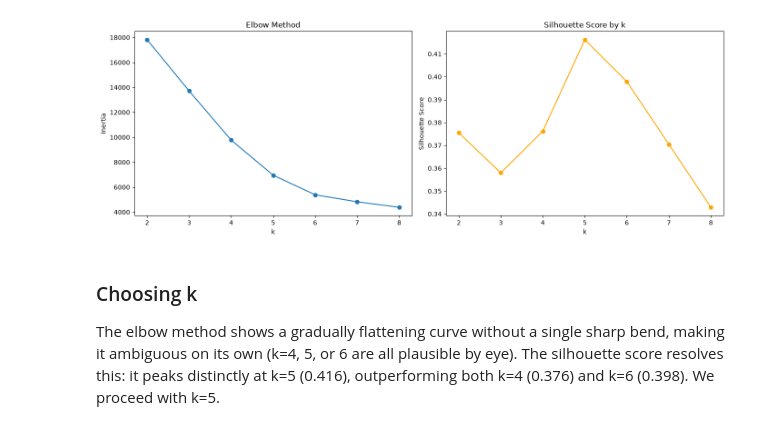
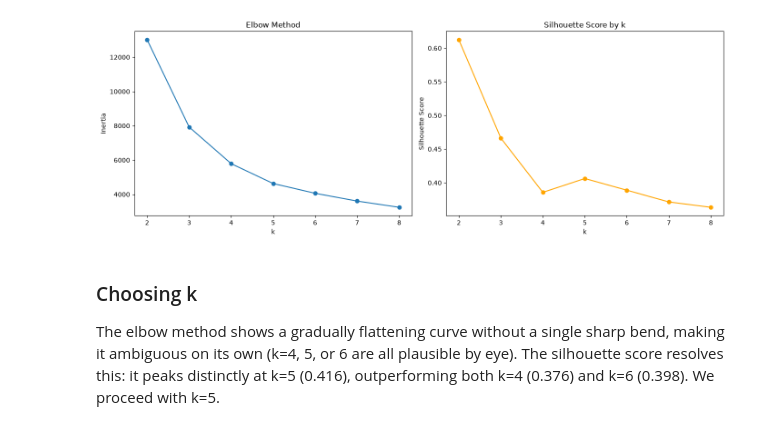
Before and after one commit to namratacodes/netflix-churn-analytics, a Jupyter notebook: notebooks/02_viewer_segmentation.ipynb, the cells around one changed output. Cells and saved outputs as stored; diff of their text form; code cells hidden in the pictures.

```diff
--- a/notebooks/02_viewer_segmentation.ipynb
+++ b/notebooks/02_viewer_segmentation.ipynb
@@ -10,37 +10,37 @@ from sklearn.metrics import silhouette_score
 
 df = pd.read_csv("../data/processed/synthetic_viewing_behavior.csv")
 
-features = ['avg_sessions_per_week', 'avg_completion_rate', 'days_since_last_watch', 'genre_diversity', 'tenure_days']
+features = ['obs_avg_sessions_per_week', 'avg_completion_rate', 'obs_days_since_last_watch', 'genre_diversity', 'tenure_days']
 X = df[features]
 
 scaler = StandardScaler()
 X_scaled = scaler.fit_transform(X)
 
 inertias = []
 sil_scores = []
 k_range = range(2, 9)
 
 for k in k_range:
     km = KMeans(n_clusters=k, random_state=42, n_init=10)
     labels = km.fit_predict(X_scaled)
     inertias.append(km.inertia_)
     sil_scores.append(silhouette_score(X_scaled, labels))
 
 fig, axes = plt.subplots(1, 2, figsize=(14, 5))
 axes[0].plot(list(k_range), inertias, marker='o')
 axes[0].set_xlabel('k')
 axes[0].set_ylabel('Inertia')
 axes[0].set_title('Elbow Method')
 
 axes[1].plot(list(k_range), sil_scores, marker='o', color='orange')
 axes[1].set_xlabel('k')
 axes[1].set_ylabel('Silhouette Score')
 axes[1].set_title('Silhouette Score by k')
 
 plt.tight_layout()
 plt.show()
 # %% [output]
-[figure, old version]
+[figure, new version]
 # %% [markdown]
 ### Choosing k
 
```
Also changed, not shown: parts of 3 cells of this notebook, 4 other files.
